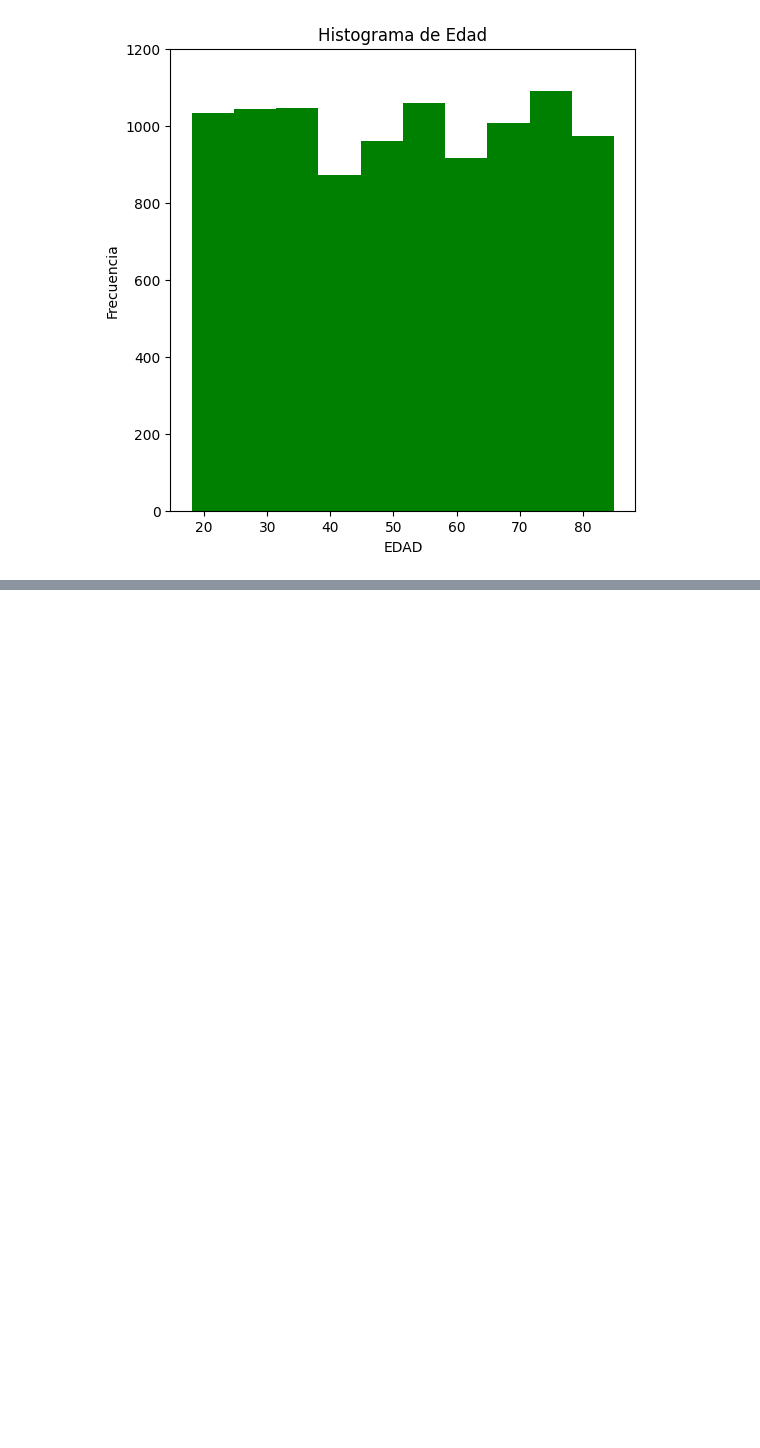
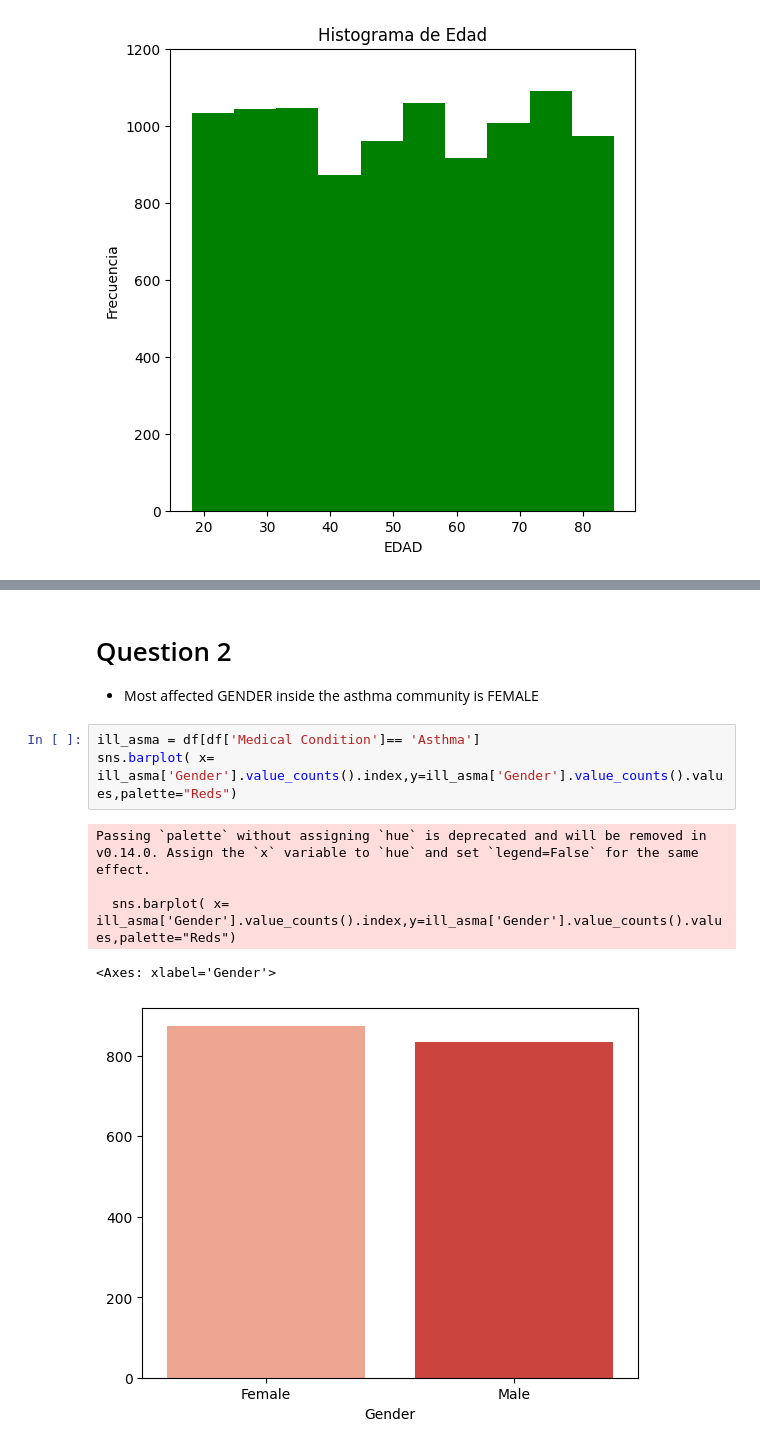
Before and after one commit to JuanBecerra07/bootCAMP, a Jupyter notebook: Actividad 2/Plotting.ipynb, the cells around one changed output, grey strips where cells are left out. Saved outputs shown, nothing was run; the diff lists cells and outputs as text; blank space fills up the shorter version.

```diff
--- a/Actividad 2/Plotting.ipynb
+++ b/Actividad 2/Plotting.ipynb
@@ -173,0 +179,12 @@ ax.set_ylim(0,1200)
+# %% [markdown]
+# Question 2
+* Most affected GENDER inside the asthma community is FEMALE
+# %%
+ill_asma = df[df['Medical Condition']== 'Asthma']
+sns.barplot( x= ill_asma['Gender'].value_counts().index,y=ill_asma['Gender'].value_counts().values,palette="Reds")
+# %% [output]
+Passing `palette` without assigning `hue` is deprecated and will be removed in v0.14.0. Assign the `x` variable to `hue` and set `legend=False` for the same effect.
+
+  sns.barplot( x= ill_asma['Gender'].value_counts().index,y=ill_asma['Gender'].value_counts().values,palette="Reds")
+<Axes: xlabel='Gender'>
+[figure, added]
```
Also changed, not shown: parts of 21 cells of this notebook, 1 other file.
